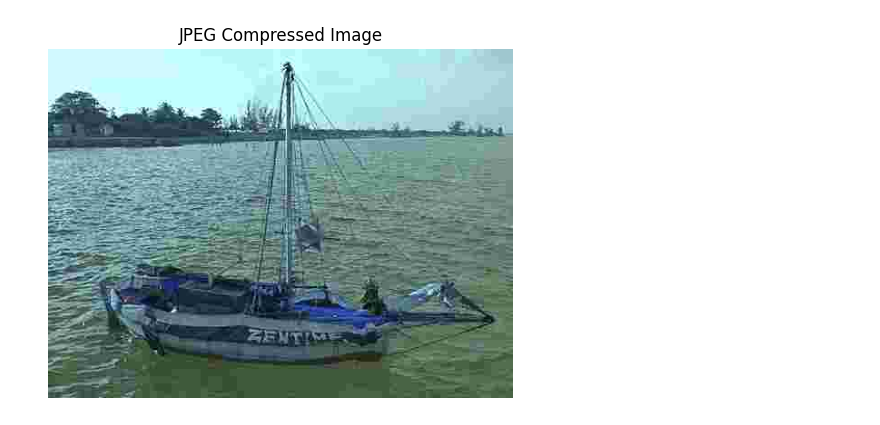
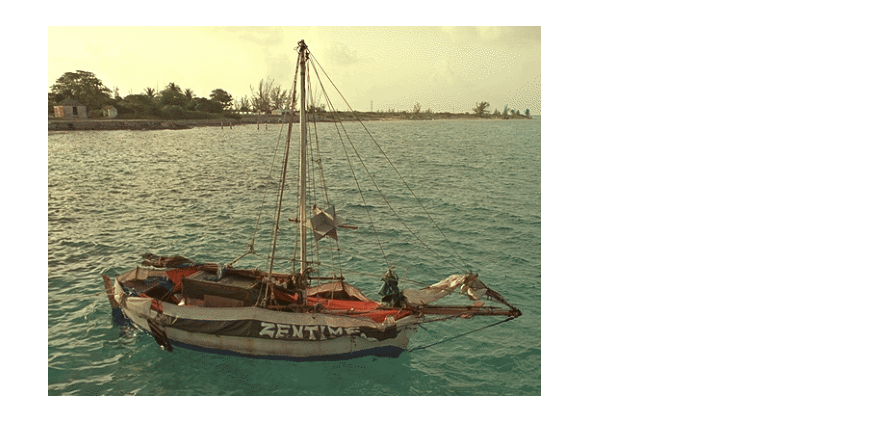
Before and after one commit to vestinabert/Image_Processing, a Jupyter notebook: Image_Quality_Assessment.ipynb, the cells around one changed output. Drawn from its saved outputs; the diff is of its cells as text; code cells hidden in the pictures.

```diff
--- a/Image_Quality_Assessment.ipynb
+++ b/Image_Quality_Assessment.ipynb
@@ -83,13 +8,19 @@ plt.show()
-# %%
-encode_param = [int(cv2.IMWRITE_JPEG_QUALITY), 10]  # Low quality (10%)
-_, compressed_img = cv2.imencode('.jpg', original_img, encode_param)
-compressed_img = cv2.imdecode(compressed_img, cv2.IMREAD_COLOR)
-compressed_img = cv2.cvtColor(compressed_img, cv2.COLOR_BGR2RGB)
-
-plt.figure(figsize=(6,6))
-plt.imshow(compressed_img)
-plt.axis("off")
-plt.title("JPEG Compressed Image")
-plt.show()
-# %% [output]
-[figure, removed]
+# %%
+import cv2
+import os
+import matplotlib.pyplot as plt
+
+# Define the path to images
+img_dir = "/content/drive/My Drive/images_dataset/distorted_images"
+img_files = os.listdir(img_dir)
+
+# Read and display an image
+img_path = os.path.join(img_dir, img_files[0])
+img = cv2.imread(img_path)  # Read image
+img = cv2.cvtColor(img, cv2.COLOR_BGR2RGB)  # Convert BGR to RGB
+
+plt.imshow(img)
+plt.axis('off')
+plt.show()
+# %% [output]
+[figure, added]
```
Also changed, not shown: parts of 13 cells of this notebook.
